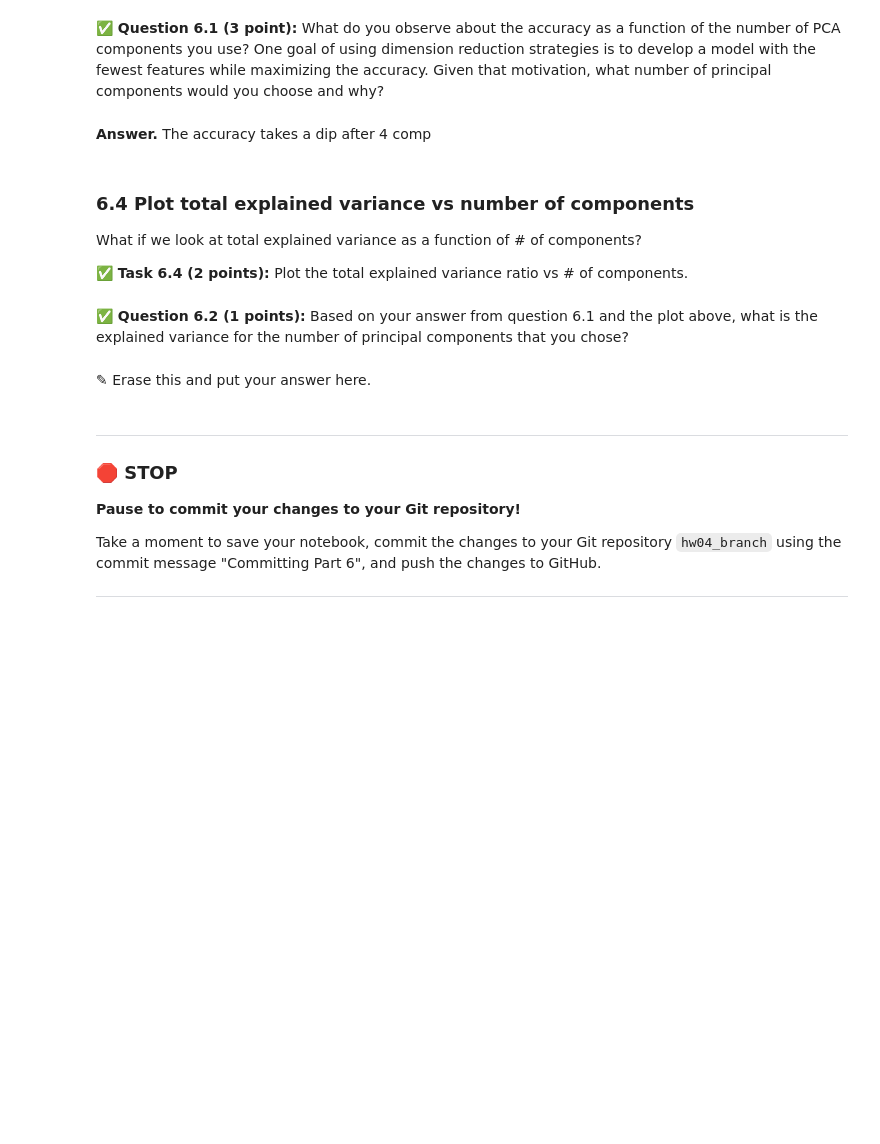
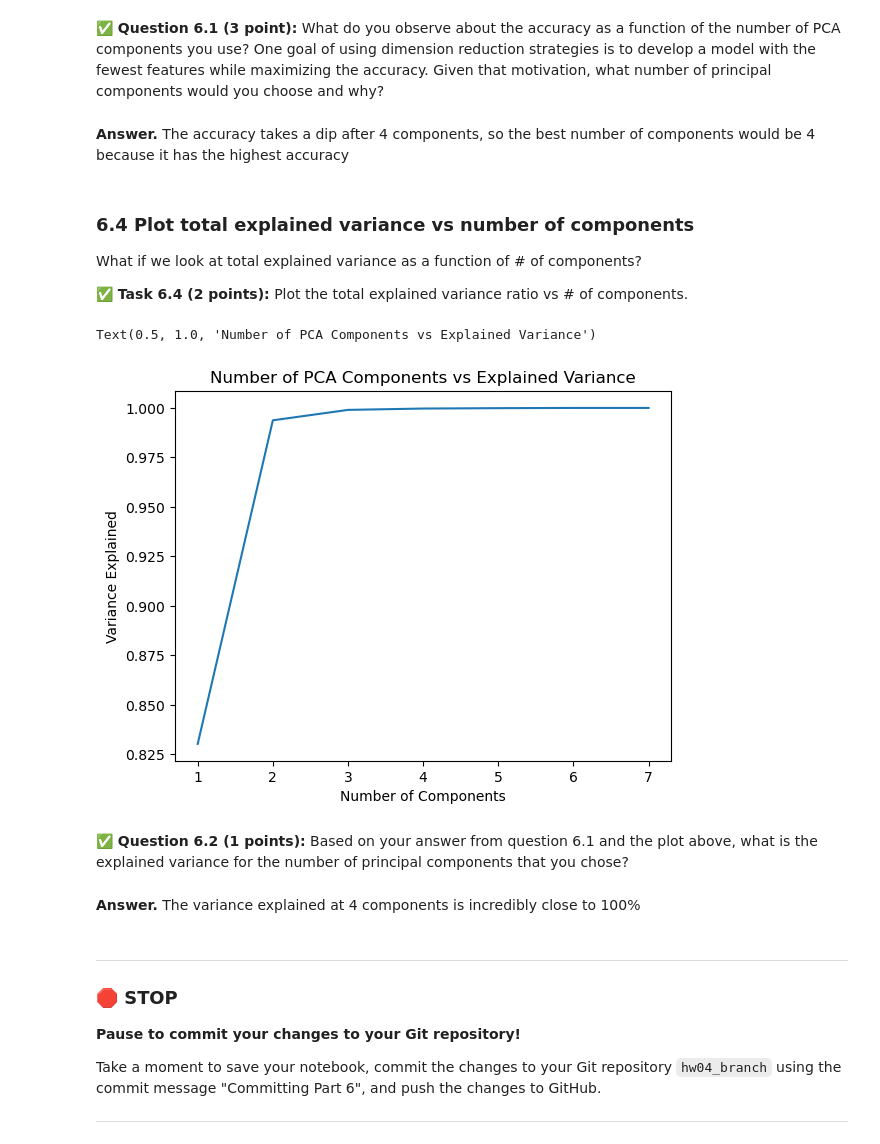
Before and after one commit to nathanjtaylor/CMSE202-f24-turnin, a Jupyter notebook: hw-04/hw-04.ipynb, the cells around one changed output. Cells and saved outputs as stored; diff of their text form; code cells hidden in the pictures; blank space fills up the shorter version.

```diff
--- a/hw-04/hw-04.ipynb
+++ b/hw-04/hw-04.ipynb
@@ -522,7 +521,7 @@ Text(0.5, 1.0, 'Number of PCA Components vs Accuracy Score')
 # %% [markdown]
 **&#9989; Question 6.1 (3 point):** What do you observe about the accuracy as a function of the number of PCA components you use? One goal of using dimension reduction strategies is to develop a model with the fewest features while maximizing the accuracy. Given that motivation, what number of principal components would you choose and why?
 # %% [markdown]
-**Answer.** The accuracy takes a dip after 4 comp
+**Answer.** The accuracy takes a dip after 4 components, so the best number of components would be 4 because it has the highest accuracy
 # %% [markdown]
 ### 6.4 Plot total explained variance vs number of components
 
@@ -534,7 +531,16 @@ What if we look at total explained variance as a function of # of components?
+# %%
+# Put your code here
+plt.plot(component_list, variance_list)
+plt.ylabel("Variance Explained")
+plt.xlabel("Number of Components")
+plt.title("Number of PCA Components vs Explained Variance")
+# %% [output]
+Text(0.5, 1.0, 'Number of PCA Components vs Explained Variance')
+[figure, added]
 # %% [markdown]
 **&#9989; Question 6.2 (1 points):** Based on your answer from question 6.1 and the plot above, what is the explained variance for the number of principal components that you chose?
-# %% [markdown]
-<font size=+3>&#9998;</font> Erase this and put your answer here.
+# %% [markdown]
+**Answer.** The variance explained at 4 components is incredibly close to 100%
 # %% [markdown]
 ---
 ### &#128721; STOP
```
Also changed, not shown: parts of 8 cells of this notebook.
